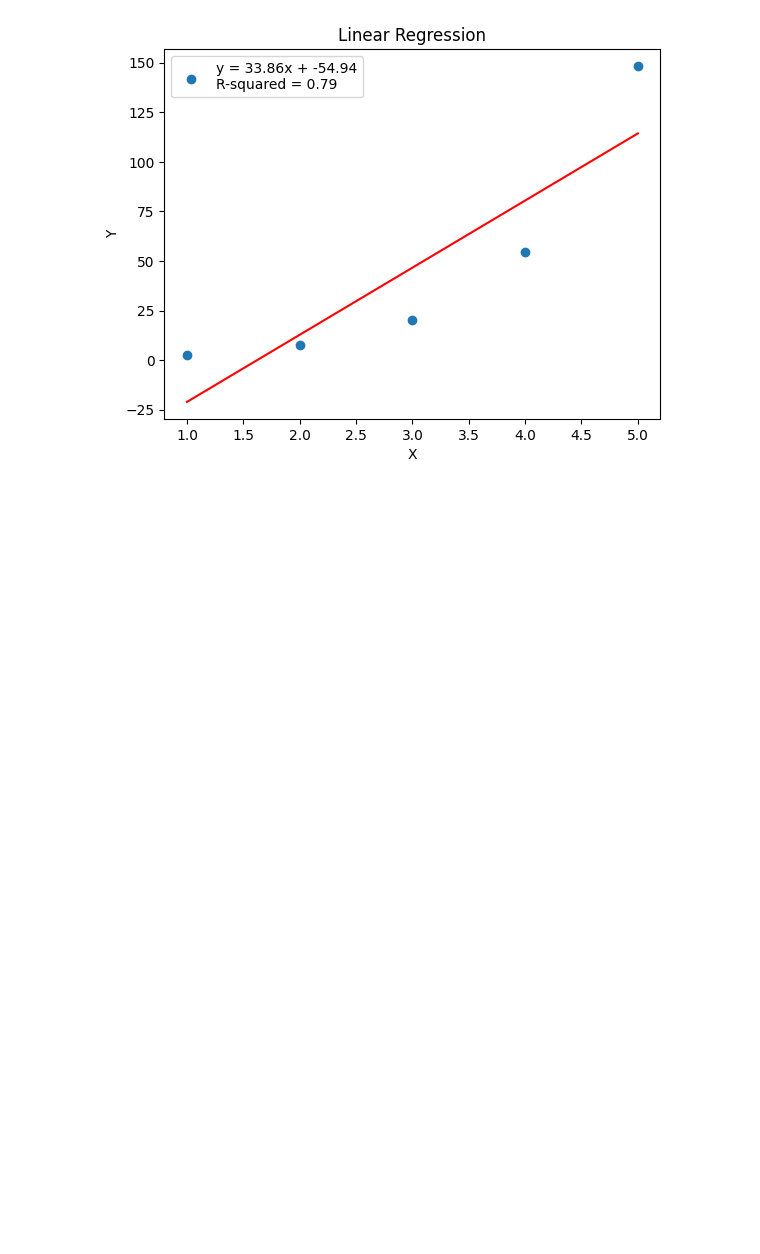
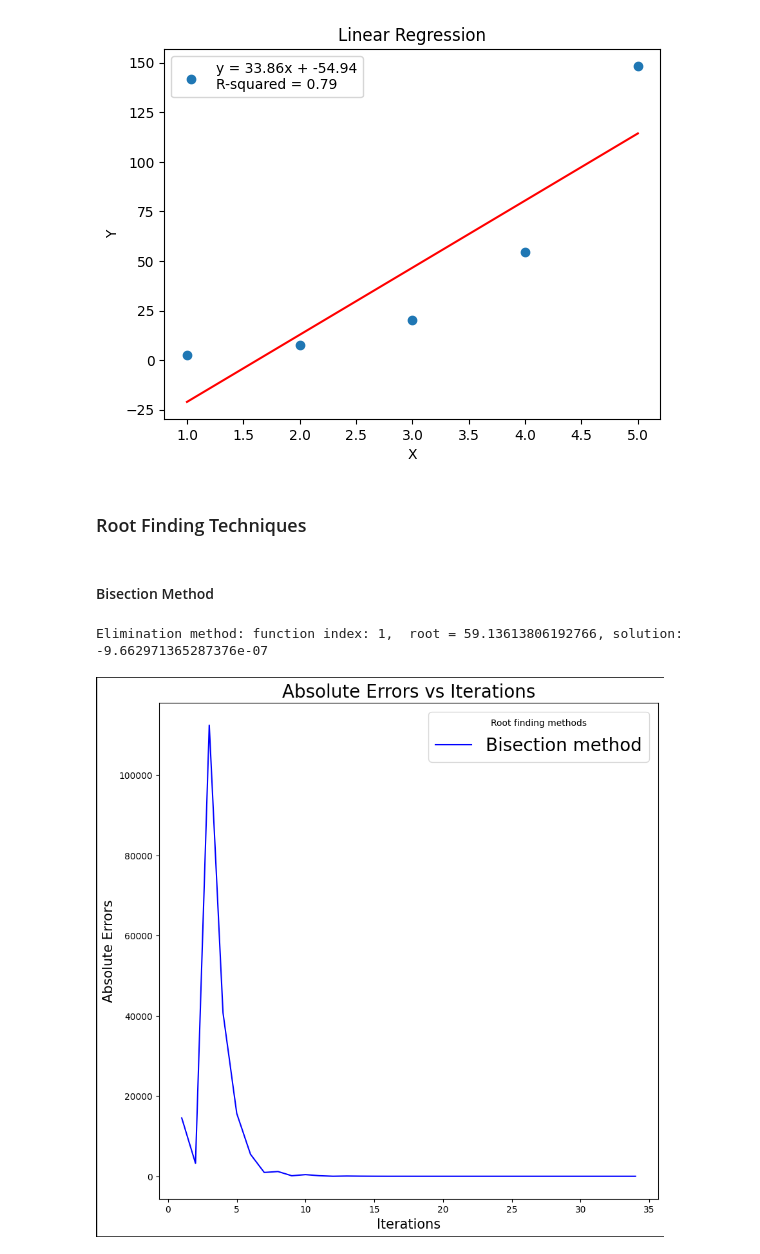
Before and after one commit to saeedahmadicp/numerical_optimization_of_ai, a Jupyter notebook: Test Notebook.ipynb, the cells around one changed output. Drawn from its saved outputs; the diff is of its cells as text; code cells hidden in the pictures; blank space fills up the shorter version.

Commit message:
added visualization of besection and fixed several bugs

```diff
--- a/Test Notebook.ipynb
+++ b/Test Notebook.ipynb
@@ -265,3 +265,7 @@ line_fit = linear(x, y)
 plot_fit(x, y, line_fit, "Linear Regression")
 # %% [output]
 [figure]
+# %% [markdown]
+### Root Finding Techniques
+# %% [markdown]
+#### Bisection Method
@@ -267,0 +276,42 @@ plot_fit(x, y, line_fit, "Linear Regression")
+# %%
+## finding the initial interval
+def find_initial_intervals(f):
+    """
+    param: f: function to be evaluated
+    return a: function has positive value at a, b: function has negative value at b
+    """
+    ##generate randomly a and b real values betwee -5, 5
+    a = np.random.uniform(-100, 0)
+    b = np.random.uniform(0, 100)
+
+    while f(a)*f(b) > 0:
+        a = np.random.uniform(-100, 0)
+        b = np.random.uniform(0, 100)
+    return (a, b) if a < b else (b, a)
+# %%
+## finding the initial interval
+(a,b) = find_initial_intervals(g)
+
+## define the tolerance, maximum iteration, and index of the function
+tol = 1e-6
+N = 100
+index = 1
+
+## call methods, EM = elimination method, FM = fibonacci method, GSM = golden section method
+bisection_root, bisection_E, _ = bisection(g, a, b, tol, N)
+
+
+# print the guessing roots
+print(f"Elimination method: function index: {index},  root = {bisection_root}, solution: {g(bisection_root)}")
+
+
+## build data dictionary for plotting
+data = {
+    "Bisection method": {"errors": bisection_E, "color": "blue"},
+    }
+
+## plot the errors
+plotRootFindingMethods(index, data)
+# %% [output]
+Elimination method: function index: 1,  root = 59.13613806192766, solution: -9.662971365287376e-07
+[figure, added]
```
Also changed, not shown: parts of 1 cell of this notebook, 6 other files.
